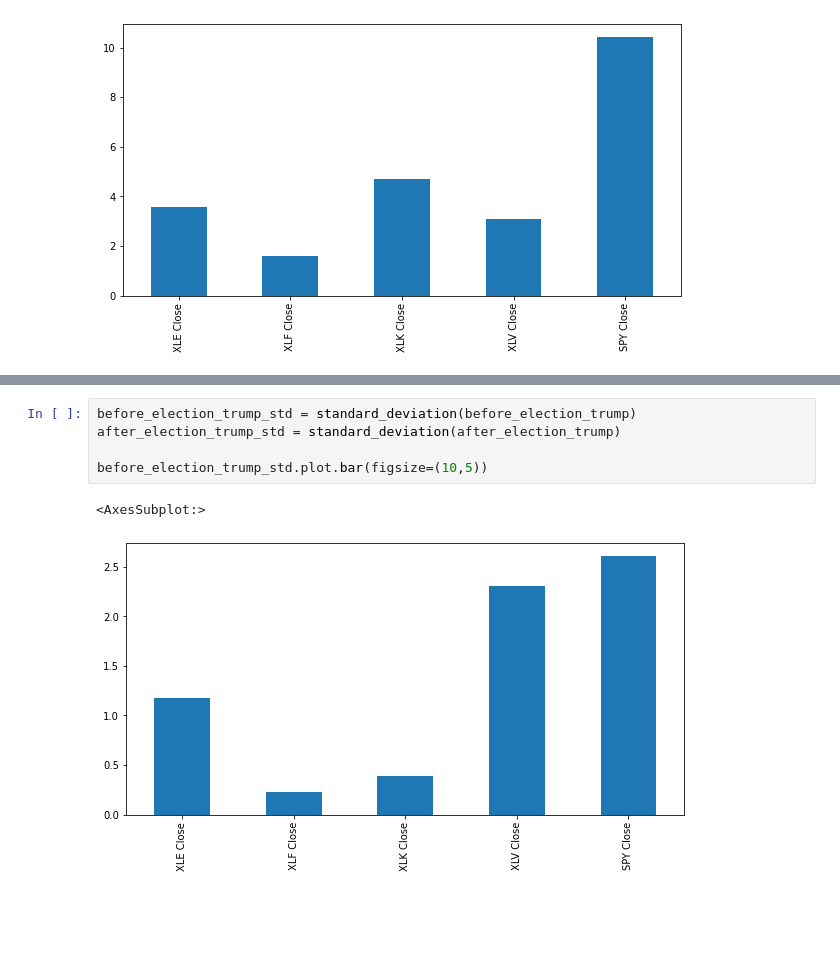
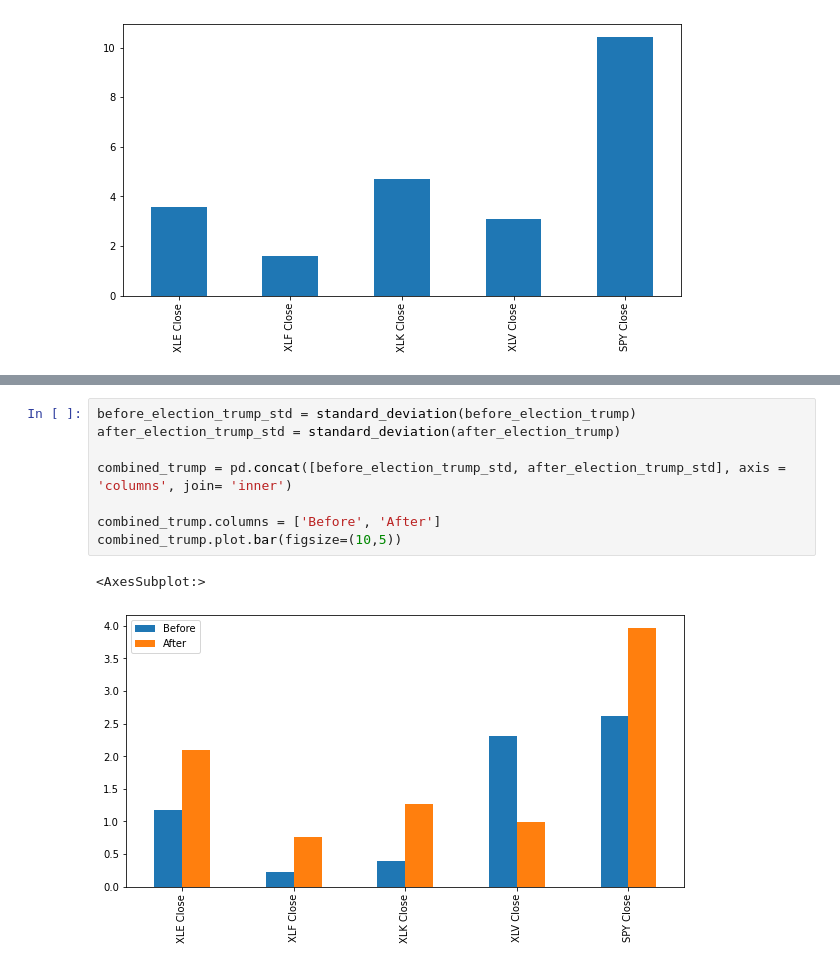
Before and after one commit to pdellis85/PoliStock, a Jupyter notebook: Viz-Test.ipynb, the cells around one changed output, grey strips where cells are left out. Cells and saved outputs as stored; diff of their text form; blank space fills up the shorter version.

```diff
--- a/Viz-Test.ipynb
+++ b/Viz-Test.ipynb
@@ -520,8 +520,11 @@ combined_biden.plot.bar(figsize=(10,5))
 # %%
 before_election_trump_std = standard_deviation(before_election_trump)
 after_election_trump_std = standard_deviation(after_election_trump)
 
-before_election_trump_std.plot.bar(figsize=(10,5))
+combined_trump = pd.concat([before_election_trump_std, after_election_trump_std], axis = 'columns', join= 'inner')
+
+combined_trump.columns = ['Before', 'After']
+combined_trump.plot.bar(figsize=(10,5))
 # %% [output]
 <AxesSubplot:>
-[figure, old version]
+[figure, new version]
```
Also changed, not shown: parts of 11 cells of this notebook.
